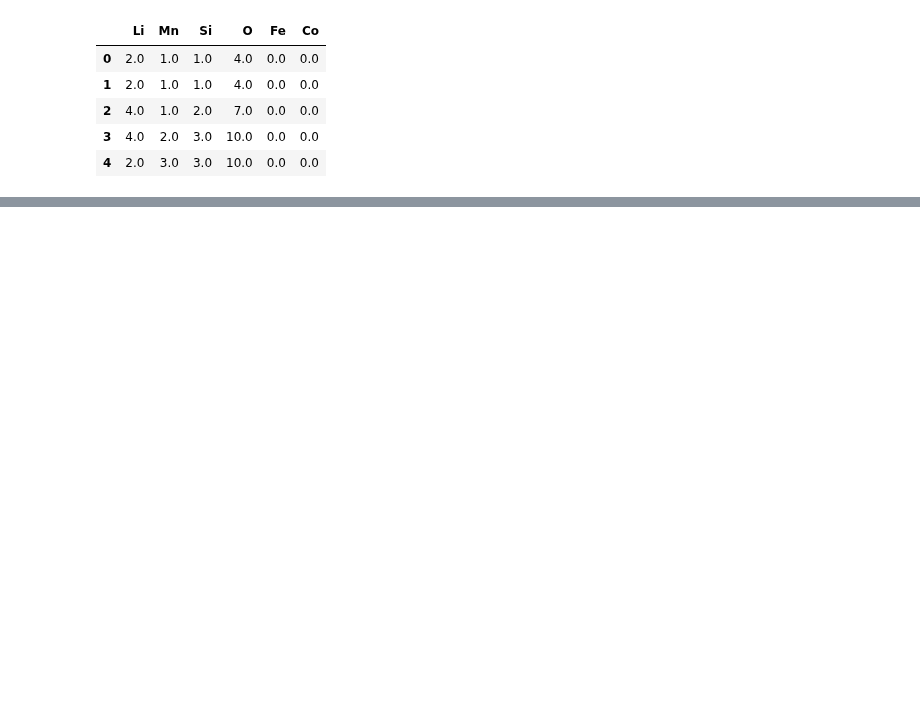
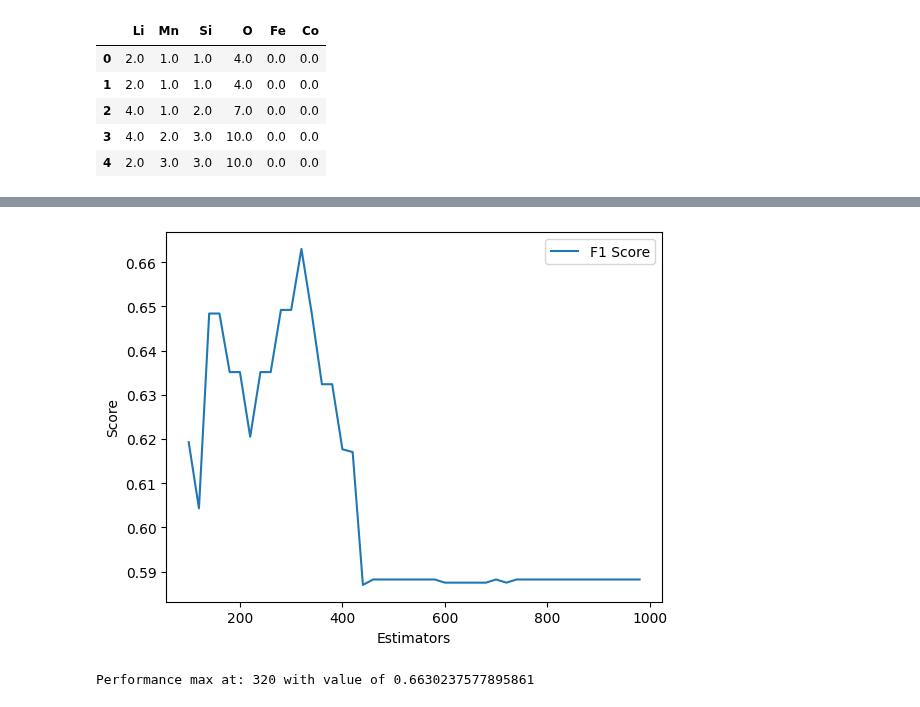
Before and after one commit to tieuandpepper/CHEE6397_HWs, a Jupyter notebook: Project/project.ipynb, the cells around one changed output, grey strips where cells are left out. Saved outputs shown, nothing was run; the diff lists cells and outputs as text; code cells hidden in the pictures; blank space fills up the shorter version.

Commit message:
complete model with hypermeter. F1 score between 0.65-0.66

```diff
--- a/Project/project.ipynb
+++ b/Project/project.ipynb
@@ -69,0 +94,3 @@ plt.show()
+# %%
+X = data.drop(["Crystal System","Formula"], axis=1)
+X
@@ -69,0 +111,3 @@ plt.show()
+# %%
+y = data['Crystal System']
+y
@@ -69,0 +127,31 @@ plt.show()
+# %%
+X_train, X_test, y_train, y_test = train_test_split(X, y, test_size=0.20, random_state=12)
+# %%
+performance = pd.DataFrame([],columns=["F1 score", "Precision score", "Recall score"])
+max = 1000
+step = 20
+start = 100
+for weak_learners in range(start,max,step):
+    model = GradientBoostingClassifier(n_estimators=weak_learners,learning_rate=0.11,max_depth=3,random_state=12)
+    model.fit(X_train, y_train)
+    y_pred = model.predict(X_test)
+    f_score   =        f1_score(y_true=y_test, y_pred=y_pred, average='macro',zero_division=0)
+    precision = precision_score(y_true=y_test, y_pred=y_pred, average='macro',zero_division=0)
+    recall    =    recall_score(y_true=y_test, y_pred=y_pred, average='macro',zero_division=0)
+    new_performance = [f_score.copy(),precision.copy(),recall.copy()]
+    performance.loc[len(performance)] = new_performance
+    # print("Precision: {}\nRecall: {}\nF1 Score: {}".format(precision,recall,f_score))
+
+
+plt.plot(range(start,max,step), performance['F1 score'], label = "F1 Score")
+# plt.plot(range(100,3000,20), performance['Precision score'], label = "Precision Score")
+# plt.plot(range(100,3000,20), performance['Recall score'], label = "Recall Score")
+plt.legend()
+plt.xlabel("Estimators")
+plt.ylabel("Score")
+plt.show()
+
+print("Performance max at: {} with value of {}".format(performance['F1 score'].idxmax()*step + start,performance['F1 score'].max()))
+# %% [output]
+[figure, added]
+Performance max at: 320 with value of 0.6630237577895861
```
Also changed, not shown: parts of 25 cells of this notebook, 1 other file.
